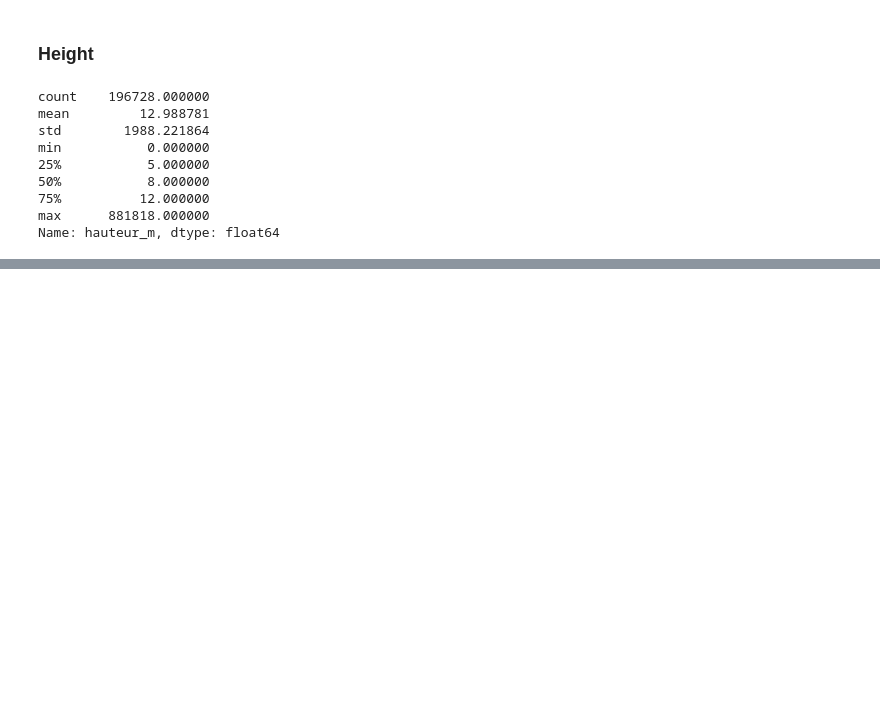
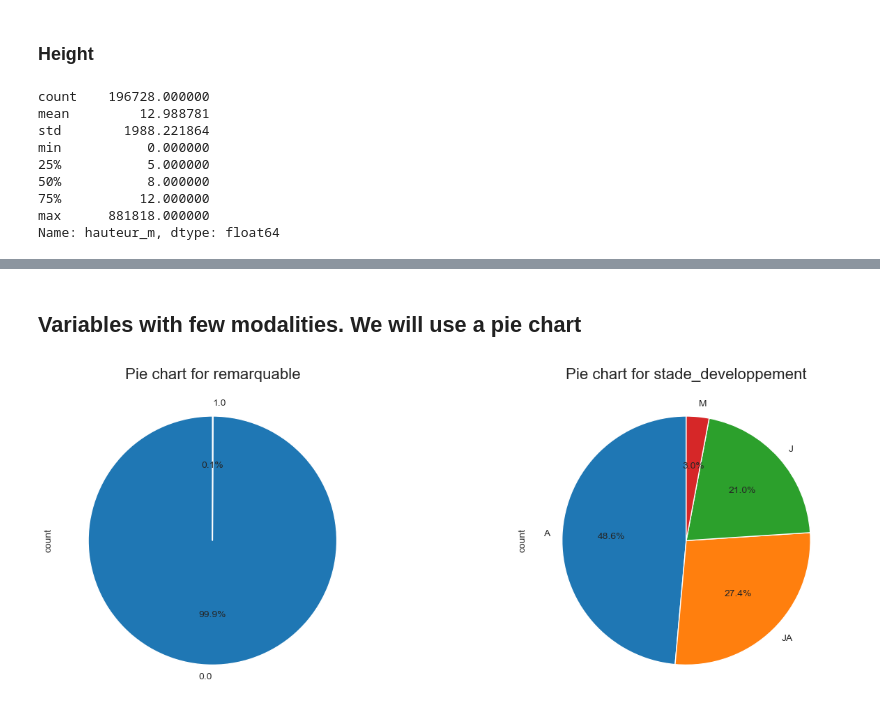
Before and after one commit to preudh/OC_IA_P2_concours_smart_city, a Jupyter notebook: notebooks/smartcity.ipynb, the cells around one changed output, grey strips where cells are left out. Cells and saved outputs as stored; diff of their text form; code cells hidden in the pictures; blank space fills up the shorter version.

```diff
--- a/notebooks/smartcity.ipynb
+++ b/notebooks/smartcity.ipynb
@@ -477,0 +651,4 @@ else:
+# %%
+for var in var_qualitatives: # Loop through each qualitative variable
+    print(df_cleaned[var].value_counts(), '\n') # Display the number of trees for each modality
+    print(df_cleaned[var].value_counts().sum(), '\n') # Display the sum of the number of trees for each modality
@@ -477,0 +706,17 @@ else:
+# %%
+var_low_cardinality = ['remarquable', 'stade_developpement']
+var_medium_cardinality = ['domanialite', 'arrondissement']
+Var_high_cardinality = ['lieu', 'libelle_francais', 'genre', 'espece' ]
+# %% [markdown]
+## Variables with few modalities. We will use a pie chart
+# %%
+fig, axes = plt.subplots(1, 2, figsize=(15, 5))  # Create a figure and a set of subplots
+
+for i, var in enumerate(var_low_cardinality): # Loop through each qualitative variable
+    axes[i].set_title(f'Pie chart for {var}', fontsize=16)  # Set the title of each sub-graph
+    df_cleaned[var].value_counts().plot.pie(autopct='%1.1f%%', startangle=90, ax=axes[i])  # Create a pie chart for each variable
+
+plt.tight_layout()  # Adjust the subplots to fit into the figure
+plt.show() # Display the figure so that it is visible in the notebook
+# %% [output]
+[figure, added]
```
Also changed, not shown: parts of 33 cells of this notebook.
